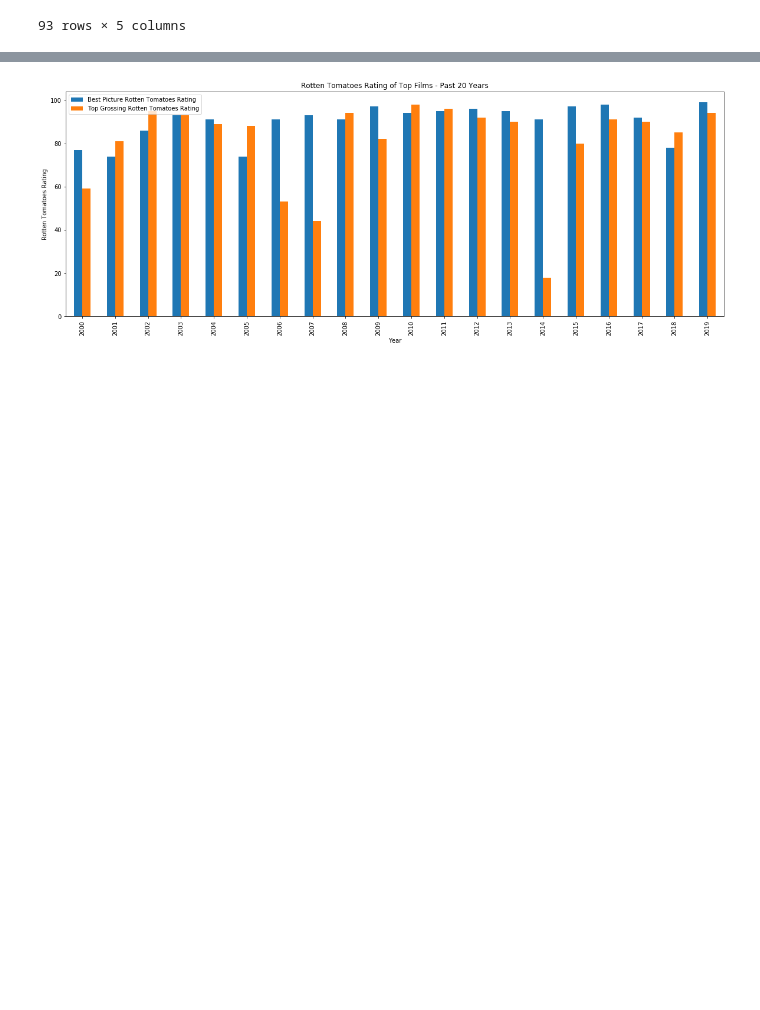
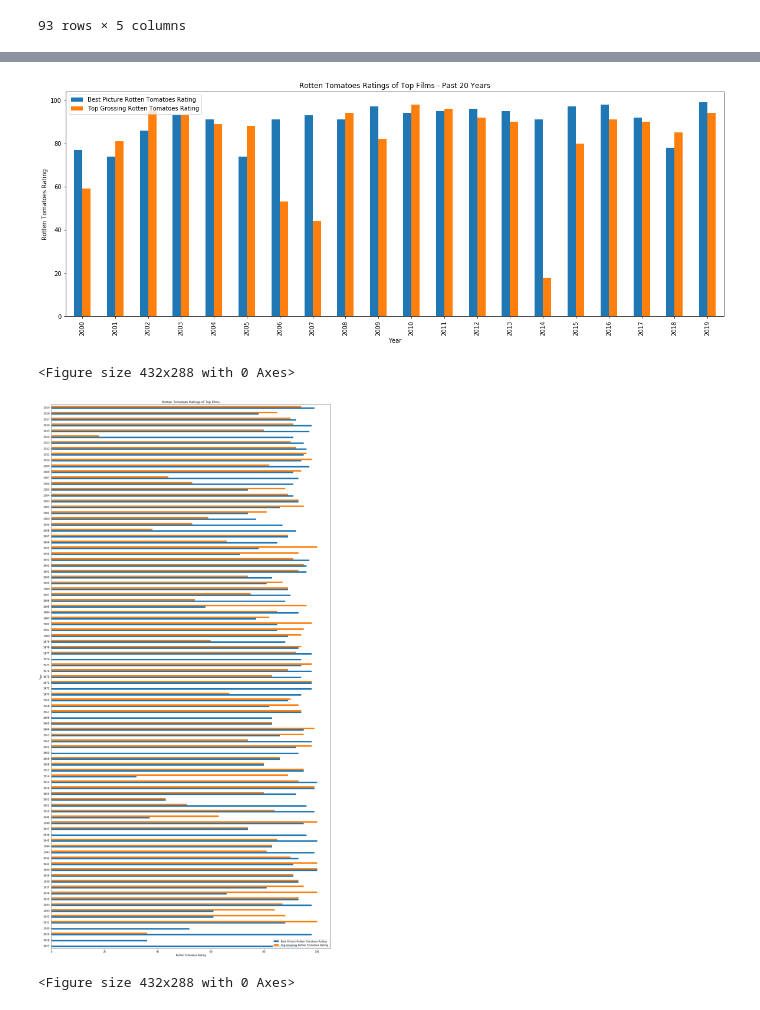
Before and after one commit to meganfoster/Group_5_Project_1, a Jupyter notebook: Final Visualizations.ipynb, the cells around one changed output, grey strips where cells are left out. Saved outputs shown, nothing was run; the diff lists cells and outputs as text; code cells hidden in the pictures; blank space fills up the shorter version.

```diff
--- a/Final Visualizations.ipynb
+++ b/Final Visualizations.ipynb
@@ -572,9 +580,19 @@ plt.savefig("Images/IMDB_Rating.png")
 # %%
 award_score_df[award_score_df['Year']>1999].plot('Year',['Best Picture Rotten Tomatoes Rating', 'Top Grossing Rotten Tomatoes Rating'], kind = 'bar',figsize = (20,7))
 plt.ylabel('Rotten Tomatoes Rating')
-
-plt.title('Rotten Tomatoes Rating of Top Films - Past 20 Years')
-
-plt.savefig("Images/Rotten_Tomatoes_Rating.png")
+plt.title('Rotten Tomatoes Ratings of Top Films - Past 20 Years')
+plt.show()
+plt.savefig("Images/Rotten_Tomatoes_Rating_20.png")
 # %% [output]
 [figure]
+<Figure size 432x288 with 0 Axes>
+# %%
+award_score_df.plot('Year',['Best Picture Rotten Tomatoes Rating','Top Grossing Rotten Tomatoes Rating'],kind = 'barh',figsize = (20,40))
+plt.ylabel('Year')
+plt.xlabel('Rotten Tomatoes Rating')
+plt.title('Rotten Tomatoes Ratings of Top Films')
+plt.show()
+plt.savefig("Images/Rotten_Tomatoes_Rating_All.png")
+# %% [output]
+[figure, added]
+<Figure size 432x288 with 0 Axes>
```
Also changed, not shown: parts of 10 cells of this notebook, 6 other files.
